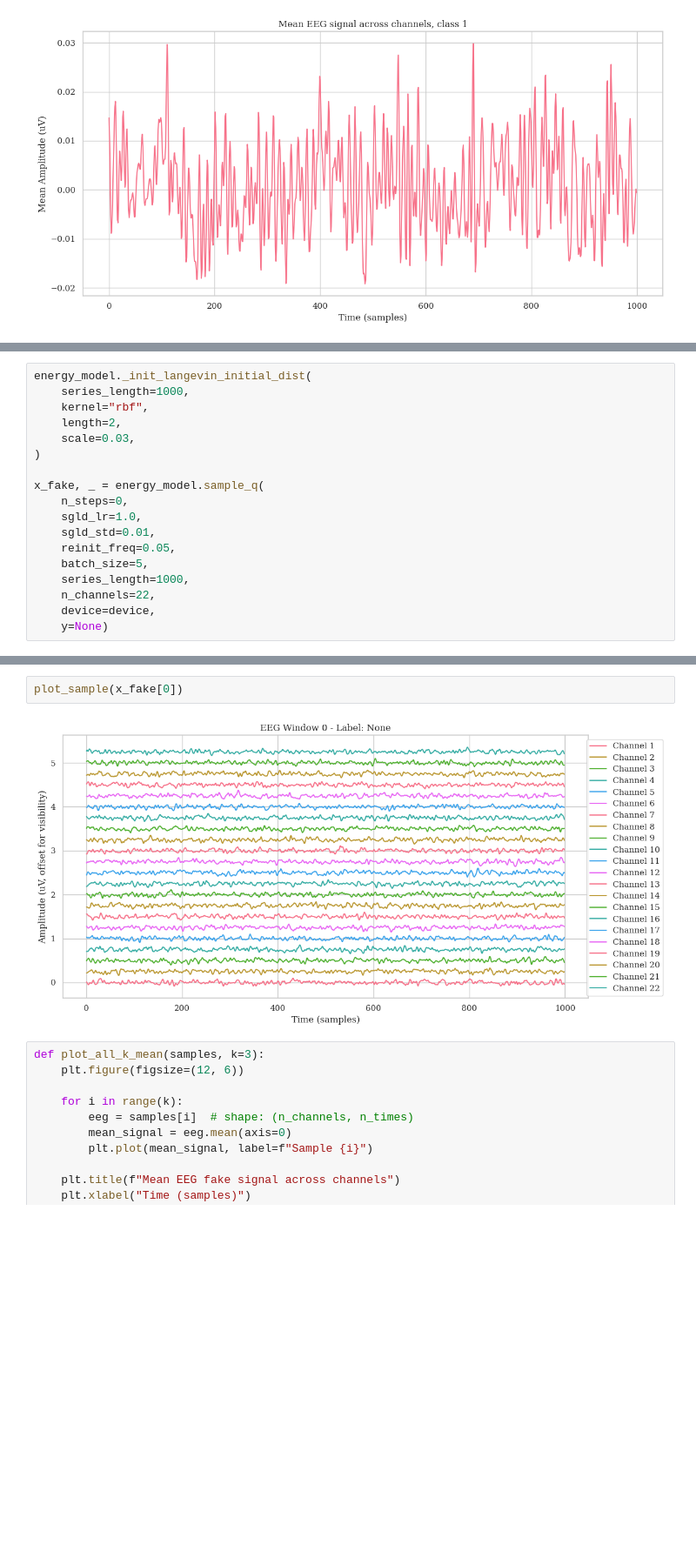
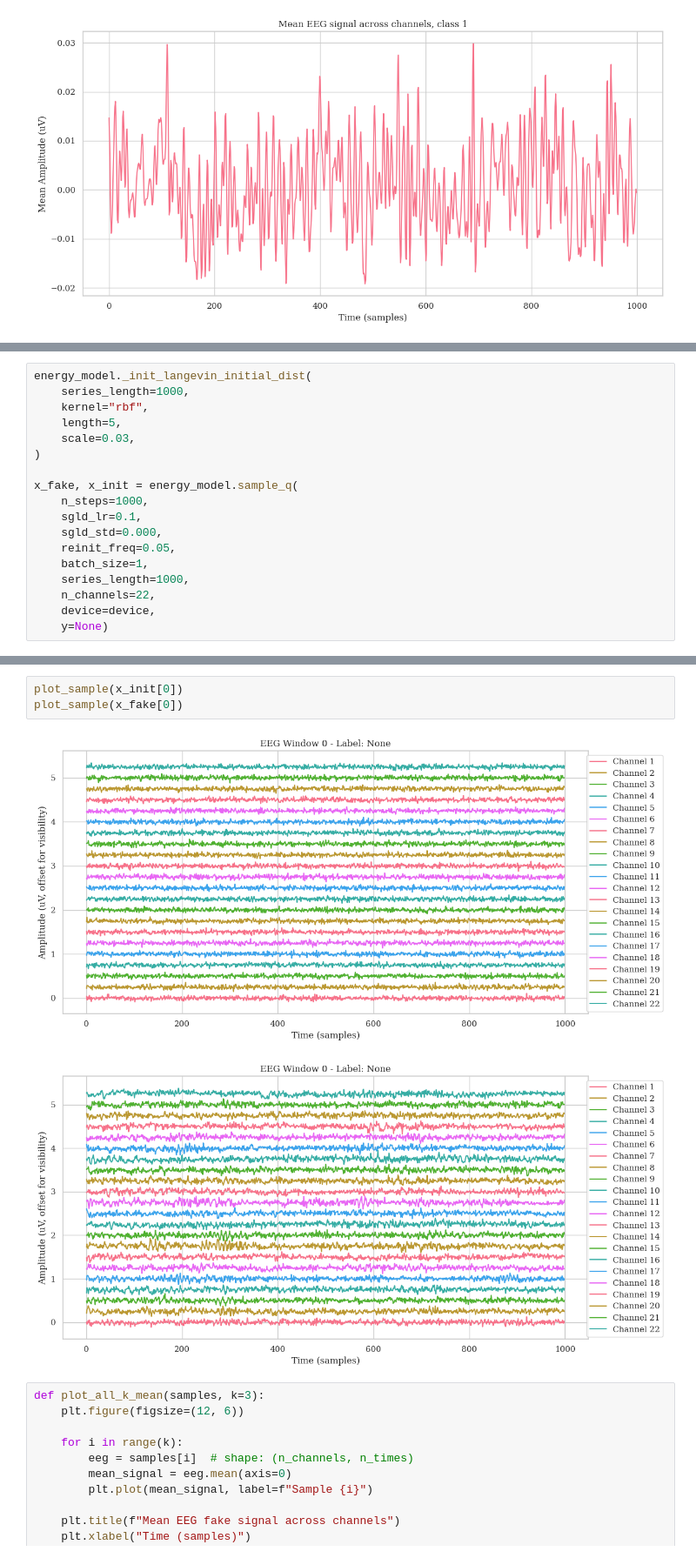
Before and after one commit to polghskggh/DL2_project, a Jupyter notebook: eeg/test_samples.ipynb, the cells around one changed output, grey strips where cells are left out. Shown at 87% size. Drawn from its saved outputs; the diff is of its cells as text; blank space fills up the shorter version.

```diff
--- a/eeg/test_samples.ipynb
+++ b/eeg/test_samples.ipynb
@@ -164,16 +170,16 @@ eeg.shape
 energy_model._init_langevin_initial_dist(
     series_length=1000,
     kernel="rbf",
-    length=2,
+    length=5,
     scale=0.03,
 )
 
-x_fake, _ = energy_model.sample_q(
-    n_steps=0,
-    sgld_lr=1.0,
-    sgld_std=0.01,
+x_fake, x_init = energy_model.sample_q(
+    n_steps=1000,
+    sgld_lr=0.1,
+    sgld_std=0.000,
     reinit_freq=0.05,
-    batch_size=5,
+    batch_size=1,
     series_length=1000,
     n_channels=22,
     device=device,
@@ -181,7 +193,9 @@ x_fake, _ = energy_model.sample_q(
 # %%
+plot_sample(x_init[0])
 plot_sample(x_fake[0])
 # %% [output]
-[figure, old version]
+[figure, new version]
+[figure, added]
 # %%
 def plot_all_k_mean(samples, k=3):
     plt.figure(figsize=(12, 6))
```
Also changed, not shown: parts of 6 cells of this notebook, 6 other files.
